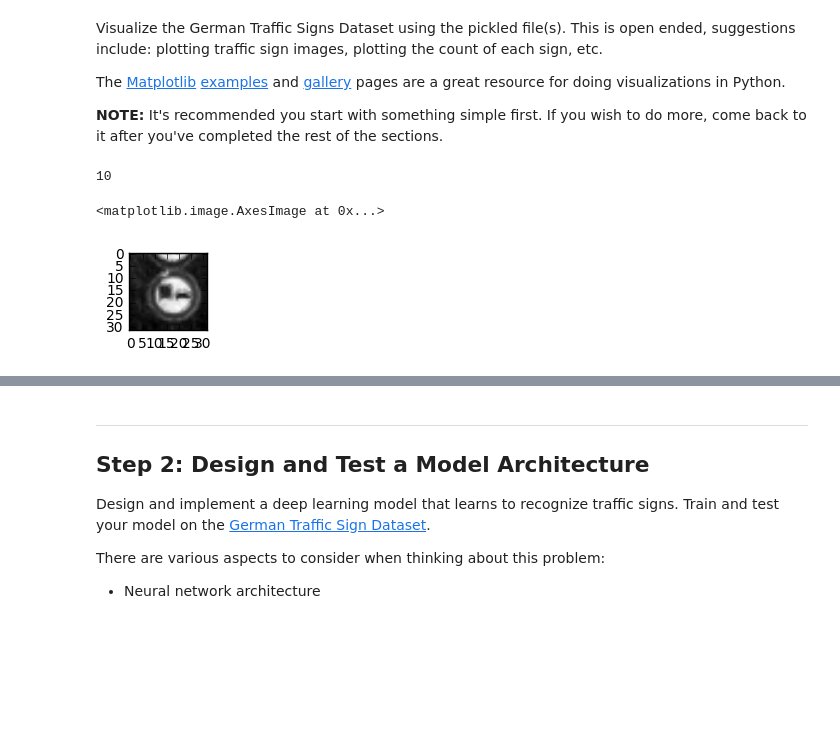
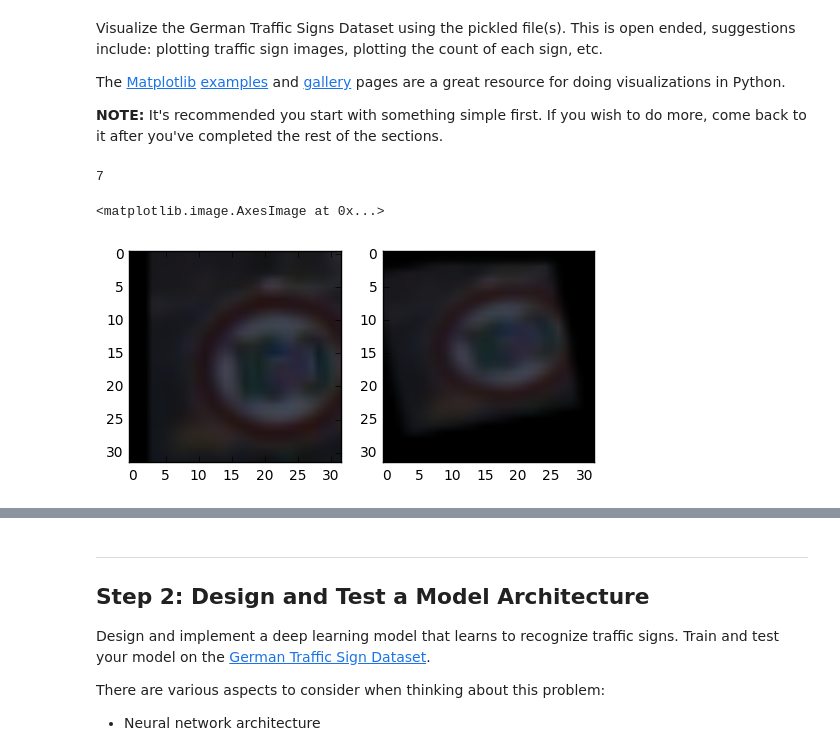
Before and after one commit to haribalan/CarND-Traffic-Sign-Classifier-Project, a Jupyter notebook: Traffic_Sign_Classifier.ipynb, the cells around one changed output, grey strips where cells are left out. Drawn from its saved outputs; the diff is of its cells as text; code cells hidden in the pictures; blank space fills up the shorter version.

```diff
--- a/Traffic_Sign_Classifier.ipynb
+++ b/Traffic_Sign_Classifier.ipynb
@@ -20,6 +20,10 @@ import numpy as np
 from sklearn.model_selection import train_test_split
 from sklearn.utils import shuffle
 import cv2
+import matplotlib.pyplot as plt
+from scipy import misc
+%matplotlib inline
+
 # TODO: Fill this in based on where you saved the training and testing data
 
 training_file = 'data/train.p'
@@ -30,23 +34,9 @@ with open(training_file, mode='rb') as f:
 with open(testing_file, mode='rb') as f:
     test = pickle.load(f)
 
-
 X, y = train['features'], train['labels']
 X, y = shuffle(X, y)
 
-X_train, X_validation, y_train, y_validation = train_test_split(X, y, test_size=0.20, random_state=52)
+X_train, X_validation, y_train, y_validation = train_test_split(X, y, test_size=0.30) #, random_state=52)
 
 X_test, y_test = test['features'], test['labels']
-
-def to_gray(img_array):
-    grays = []
-    for i in range(len(img_array)):
-        grays.append(cv2.cvtColor(img_array[i], cv2.COLOR_RGB2GRAY))
-    grays = np.array(grays).reshape((-1,32,32,1))
-    return grays
-
-X_train = to_gray(X_train)
-X_validation = to_gray(X_validation)
-X_test = to_gray(X_test)
-
-img_depth = 1
@@ -100,17 +168,19 @@ The [Matplotlib](http://matplotlib.org/) [examples](http://matplotlib.org/exampl
 # %%
 ### Data exploration visualization goes here.
 ### Feel free to use as many code cells as needed.
-import matplotlib.pyplot as plt
 import random
 # Visualizations will be shown in the notebook.
 %matplotlib inline
 
-
-index = random.randint(1,len(X_train))
+index = np.random.randint(1,len(X_train))
 print(y_train[index])
-plt.figure(figsize=(1,1))
+#plt.figure(figsize=(1,1))
+plt.subplot(1,2,1)
 plt.imshow(X_train[index].squeeze(),cmap='gray')
+plt.subplot(1,2,2)
+sam = generate_img(X_train[index],20,10,5)
+plt.imshow(sam.squeeze(),cmap='gray')
 # %% [output]
-10
+7
 <matplotlib.image.AxesImage at 0x...>
-[figure, old version]
+[figure, new version]
```
Also changed, not shown: parts of 28 cells of this notebook, 20 other files.
